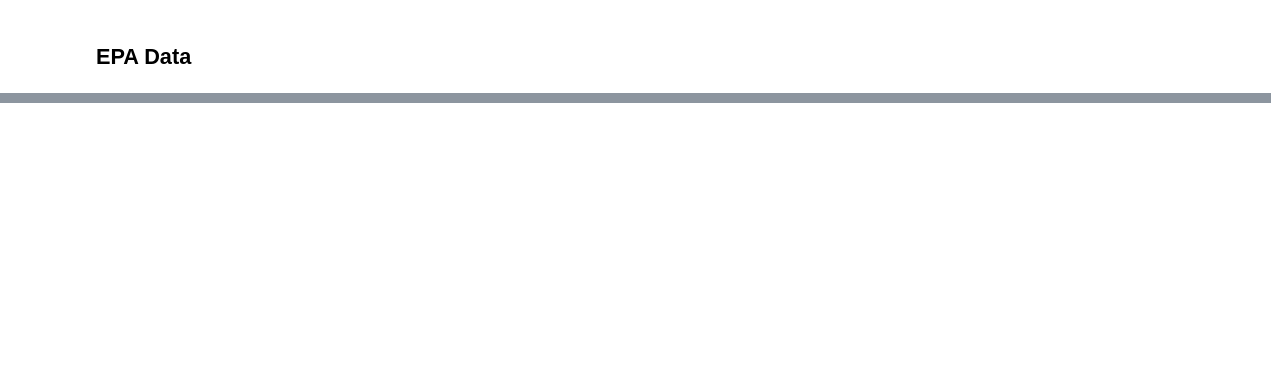
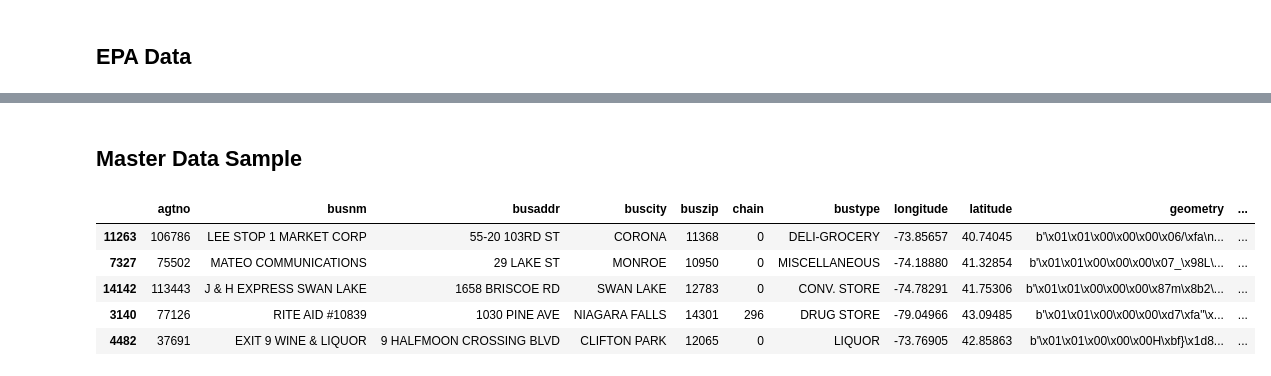
Before and after one commit to Ransommac13/mads_milestone_two, a Jupyter notebook: notebooks/variable_id.ipynb, the cells around one changed output, grey strips where cells are left out. Drawn from its saved outputs; the diff is of its cells as text; code cells hidden in the pictures; blank space fills up the shorter version.

Commit message:
Add master data section to variable_id noteobook.

```diff
--- a/notebooks/variable_id.ipynb
+++ b/notebooks/variable_id.ipynb
@@ -150,0 +135,14 @@ epa_df.sample(5)
+# %% [markdown]
+## Master Data Sample
+# %%
+master_file_path = Path(".").resolve().parent / "data/final/master_data.parquet"
+master_df = pd.read_parquet(str(master_file_path))
+
+master_df.sample(5)
+# %% [output]
+|  | agtno | busnm | busaddr | buscity | buszip | chain | bustype | longitude | latitude | geometry | ... |
+| 11263 | 106786 | LEE STOP 1 MARKET CORP | 55-20 103RD ST | CORONA | 11368 | 0 | DELI-GROCERY | -73.85657 | 40.74045 | b'\x01\x01\x00\x00\x00\x06/\xfa\n... | ... |
+| 7327 | 75502 | MATEO COMMUNICATIONS | 29 LAKE ST | MONROE | 10950 | 0 | MISCELLANEOUS | -74.18880 | 41.32854 | b'\x01\x01\x00\x00\x00\x07_\x98L\... | ... |
+| 14142 | 113443 | J & H EXPRESS SWAN LAKE | 1658 BRISCOE RD | SWAN LAKE | 12783 | 0 | CONV. STORE | -74.78291 | 41.75306 | b'\x01\x01\x00\x00\x00\x87m\x8b2\... | ... |
+| 3140 | 77126 | RITE AID #10839 | 1030 PINE AVE | NIAGARA FALLS | 14301 | 296 | DRUG STORE | -79.04966 | 43.09485 | b'\x01\x01\x00\x00\x00\xd7\xfa"\x... | ... |
+| 4482 | 37691 | EXIT 9 WINE & LIQUOR | 9 HALFMOON CROSSING BLVD | CLIFTON PARK | 12065 | 0 | LIQUOR | -73.76905 | 42.85863 | b'\x01\x01\x00\x00\x00H\xbf}\x1d8... | ... |
```
Also changed, not shown: parts of 3 cells of this notebook.
